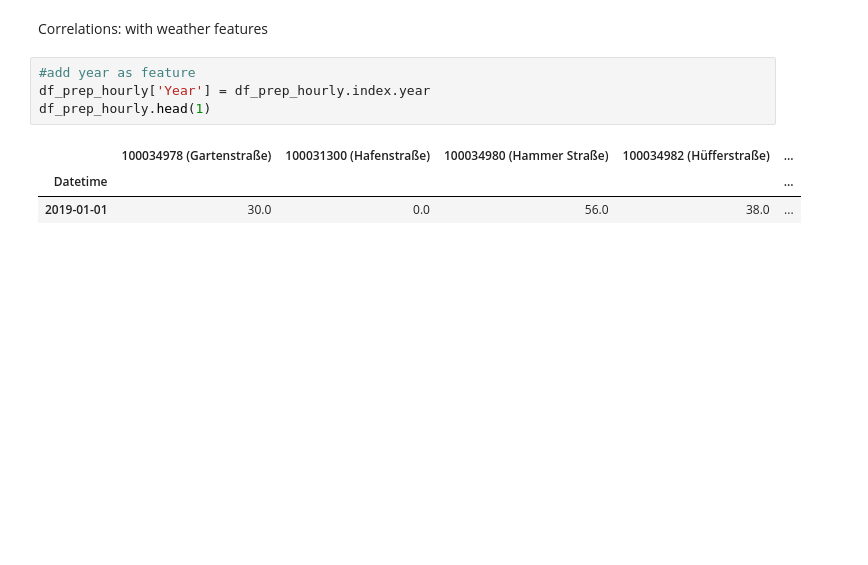
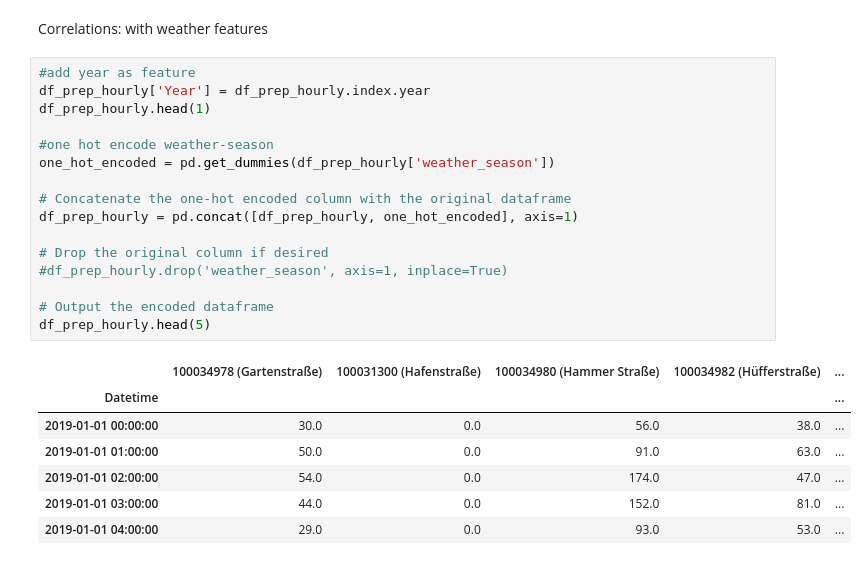
Before and after one commit to martinreimer/FAU-SS23-DataEngineering, a Jupyter notebook: project/data_analysis.ipynb, the cells around one changed output. Cells and saved outputs as stored; diff of their text form; blank space fills up the shorter version.

```diff
--- a/project/data_analysis.ipynb
+++ b/project/data_analysis.ipynb
@@ -409,13 +409,29 @@ for col in df_prep_weekly.columns:
 # Statistics
 # %% [markdown]
 Correlations: with weather features
-# %%
-#add year as feature
-df_prep_hourly['Year'] = df_prep_hourly.index.year
-df_prep_hourly.head(1)
-# %% [output]
-|  | 100034978 (Gartenstraße) | 100031300 (Hafenstraße) | 100034980 (Hammer Straße) | 100034982 (Hüfferstraße) | ... |
-| Datetime |  |  |  |  | ... |
-| 2019-01-01 | 30.0 | 0.0 | 56.0 | 38.0 | ... |
+# %%
+#add year as feature
+df_prep_hourly['Year'] = df_prep_hourly.index.year
+df_prep_hourly.head(1)
+
+#one hot encode weather-season
+one_hot_encoded = pd.get_dummies(df_prep_hourly['weather_season'])
+
+# Concatenate the one-hot encoded column with the original dataframe
+df_prep_hourly = pd.concat([df_prep_hourly, one_hot_encoded], axis=1)
+
+# Drop the original column if desired
+#df_prep_hourly.drop('weather_season', axis=1, inplace=True)
+
+# Output the encoded dataframe
+df_prep_hourly.head(5)
+# %% [output]
+|  | 100034978 (Gartenstraße) | 100031300 (Hafenstraße) | 100034980 (Hammer Straße) | 100034982 (Hüfferstraße) | ... |
+| Datetime |  |  |  |  | ... |
+| 2019-01-01 00:00:00 | 30.0 | 0.0 | 56.0 | 38.0 | ... |
+| 2019-01-01 01:00:00 | 50.0 | 0.0 | 91.0 | 63.0 | ... |
+| 2019-01-01 02:00:00 | 54.0 | 0.0 | 174.0 | 47.0 | ... |
+| 2019-01-01 03:00:00 | 44.0 | 0.0 | 152.0 | 81.0 | ... |
+| 2019-01-01 04:00:00 | 29.0 | 0.0 | 93.0 | 53.0 | ... |
 # %%
 # Select the columns you want to calculate correlations with
```
Also changed, not shown: parts of 5 cells of this notebook, 4 other files.
